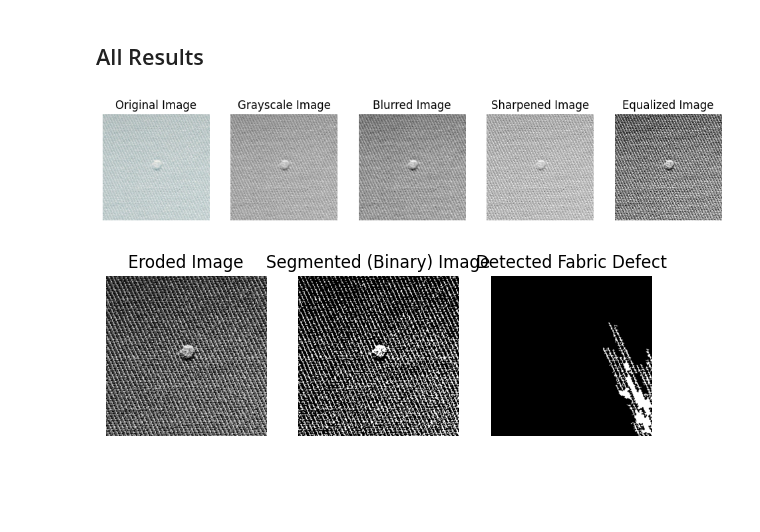
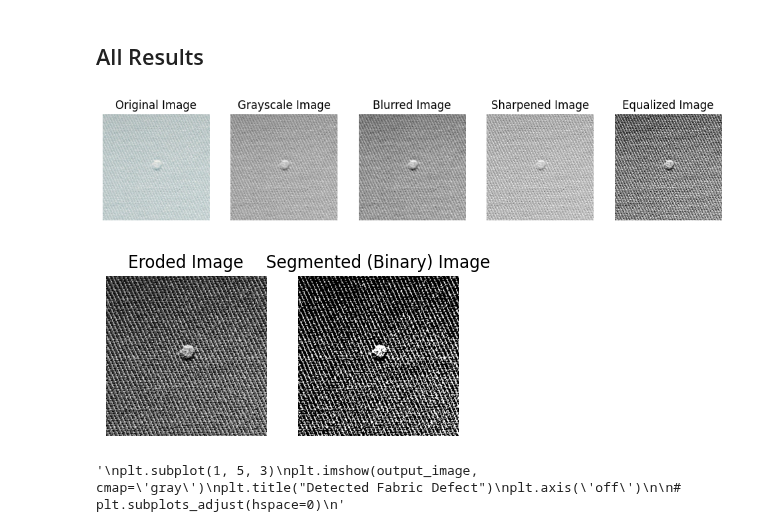
Before and after one commit to eylulranasarac/ie423-group, a Jupyter notebook: ProjectPart3/proposal.ipynb, the cells around one changed output. Drawn from its saved outputs; the diff is of its cells as text; code cells hidden in the pictures; blank space fills up the shorter version.

```diff
--- a/ProjectPart3/proposal.ipynb
+++ b/ProjectPart3/proposal.ipynb
@@ -231,33 +264,35 @@ plt.subplot(1, 5, 4)
 plt.imshow(sharpened_image, cmap='gray')
 plt.title('Sharpened Image')
 plt.axis('off')
 
 plt.subplot(1, 5, 5)
 plt.imshow(equalized_image, cmap='gray')
 plt.title('Equalized Image')
 plt.axis('off')
 
 plt.show()
 
 plt.figure(figsize=(12, 12))
 plt.subplot(1, 5, 1)
 plt.imshow(eroded_image, cmap='gray')
 plt.title('Eroded Image')
 plt.axis('off')
 
 plt.subplot(1, 5, 2)
 plt.imshow(binary_image, cmap='gray')
 plt.title("Segmented (Binary) Image")
 plt.axis('off')
+plt.show()
 
+"""
 plt.subplot(1, 5, 3)
 plt.imshow(output_image, cmap='gray')
 plt.title("Detected Fabric Defect")
 plt.axis('off')
 
 # plt.subplots_adjust(hspace=0)
-
-plt.show()
+"""
 # %% [output]
 [figure]
-[figure, old version]
+[figure, new version]
+'\nplt.subplot(1, 5, 3)\nplt.imshow(output_image, cmap=\'gray\')\nplt.title("Detected Fabric Defect")\nplt.axis(\'off\')\n\n# plt.subplots_adjust(hspace=0)\n'
```
Also changed, not shown: parts of 2 cells of this notebook.
